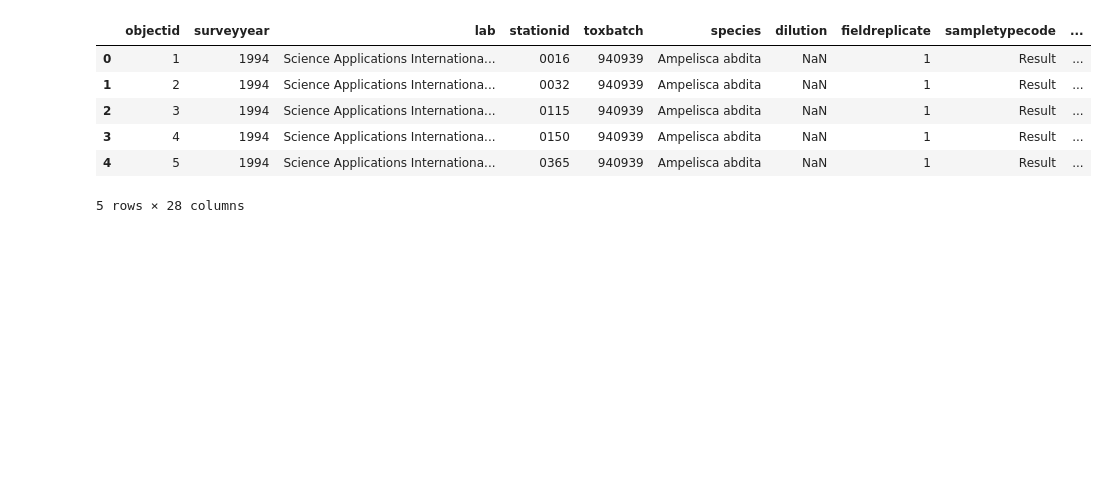
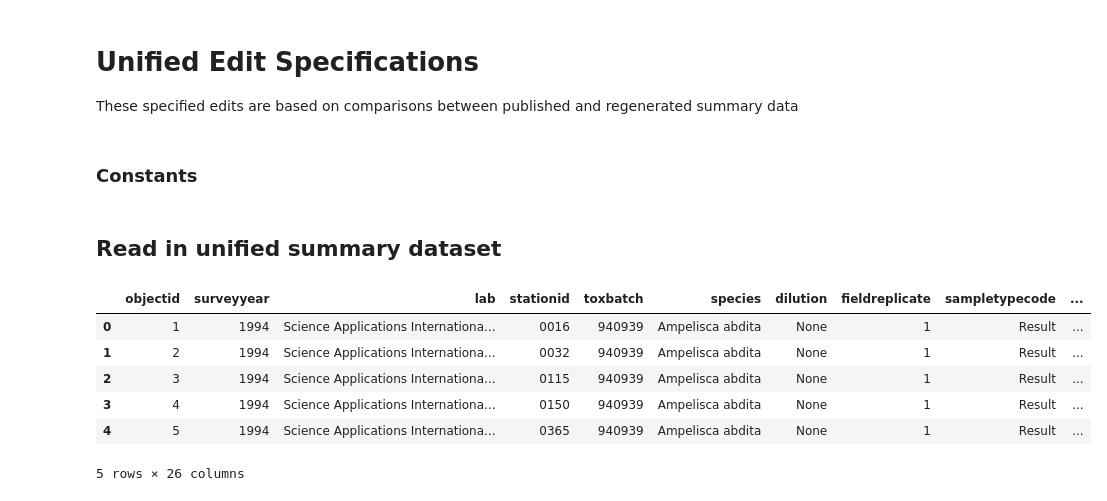
Before and after one commit to SCCWRP/Unify-Bight-Sediment-Toxicity, a Jupyter notebook: unified_edits.ipynb, the cells around one changed output. Saved outputs shown, nothing was run; the diff lists cells and outputs as text; code cells hidden in the pictures; blank space fills up the shorter version.

```diff
--- a/unified_edits.ipynb
+++ b/unified_edits.ipynb
@@ -1,2 +1,7 @@
+# %% [markdown]
+Unified Edit Specifications
+===
+
+These specified edits are based on comparisons between published and regenerated summary data
 # %%
 import pandas as pd
@@ -4,0 +9,2 @@ from pathlib import Path
+# %% [markdown]
+### Constants
@@ -5,14 +39,13 @@ from pathlib import Path
+# %% [markdown]
+## Read in unified summary dataset
 # %%
-
-df = pd.read_excel("unified_dataset_freeze_2025.08.21_1259/unified.xlsx")
-df['unify_comment'] = ''
-df['action'] = ''
+df = pd.read_excel("unified_dataset_freeze_2025.08.21_1259/unified.xlsx").replace(np.nan, None)
 df.head()
 # %% [output]
 |  | objectid | surveyyear | lab | stationid | toxbatch | species | dilution | fieldreplicate | sampletypecode | ... |
-| 0 | 1 | 1994 | Science Applications Internationa... | 0016 | 940939 | Ampelisca abdita | NaN | 1 | Result | ... |
-| 1 | 2 | 1994 | Science Applications Internationa... | 0032 | 940939 | Ampelisca abdita | NaN | 1 | Result | ... |
-| 2 | 3 | 1994 | Science Applications Internationa... | 0115 | 940939 | Ampelisca abdita | NaN | 1 | Result | ... |
-| 3 | 4 | 1994 | Science Applications Internationa... | 0150 | 940939 | Ampelisca abdita | NaN | 1 | Result | ... |
-| 4 | 5 | 1994 | Science Applications Internationa... | 0365 | 940939 | Ampelisca abdita | NaN | 1 | Result | ... |
+| 0 | 1 | 1994 | Science Applications Internationa... | 0016 | 940939 | Ampelisca abdita | None | 1 | Result | ... |
+| 1 | 2 | 1994 | Science Applications Internationa... | 0032 | 940939 | Ampelisca abdita | None | 1 | Result | ... |
+| 2 | 3 | 1994 | Science Applications Internationa... | 0115 | 940939 | Ampelisca abdita | None | 1 | Result | ... |
+| 3 | 4 | 1994 | Science Applications Internationa... | 0150 | 940939 | Ampelisca abdita | None | 1 | Result | ... |
+| 4 | 5 | 1994 | Science Applications Internationa... | 0365 | 940939 | Ampelisca abdita | None | 1 | Result | ... |
-5 rows × 28 columns
+5 rows × 26 columns
```
Also changed, not shown: parts of 105 cells of this notebook, 2 other files.
